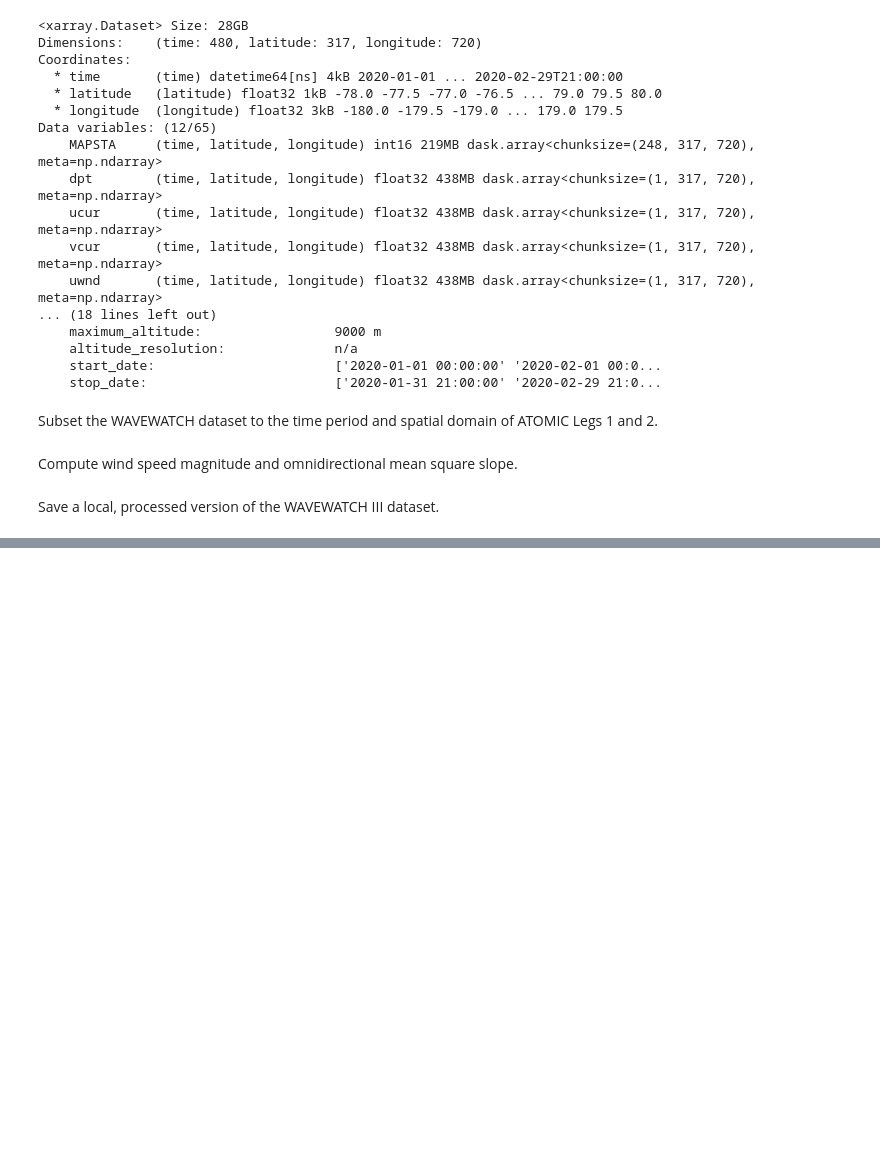
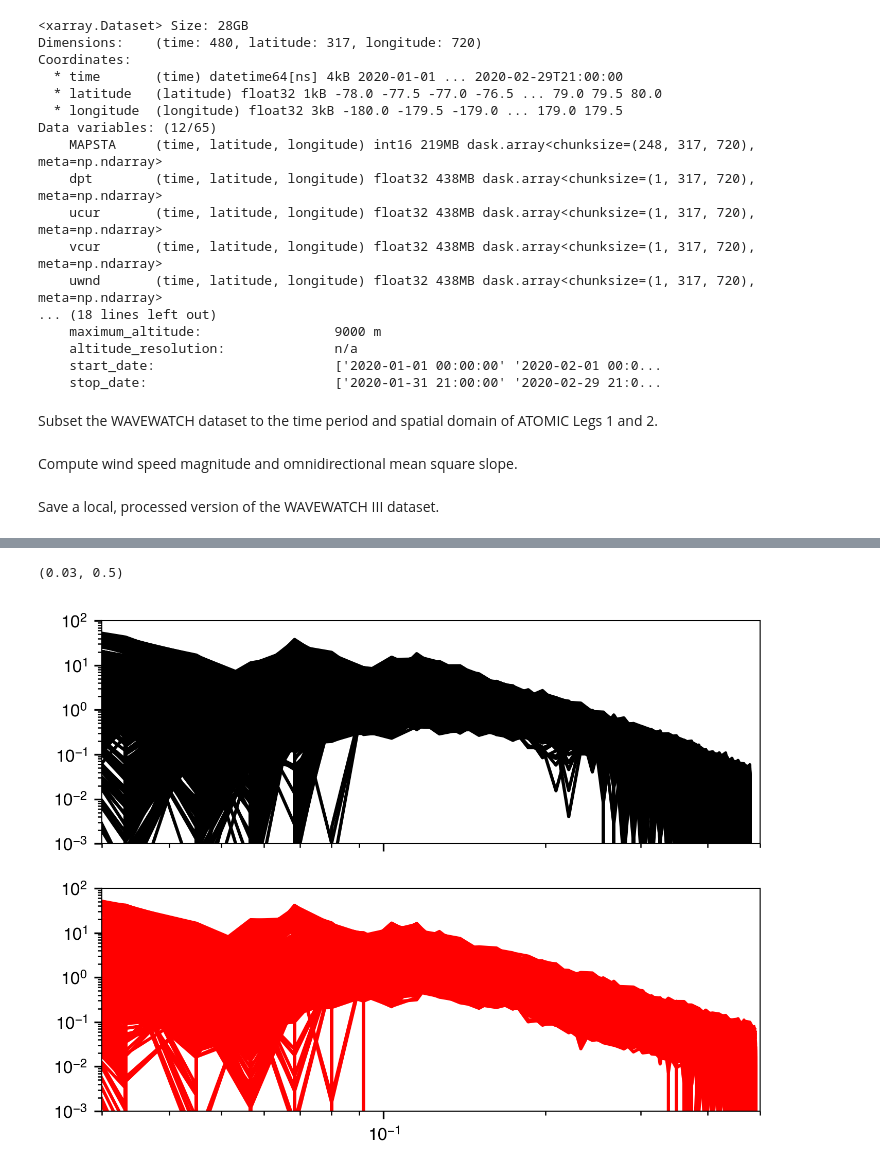
Before and after one commit to jacobrdavis/atomic-ocean-waves, a Jupyter notebook: notebooks/00-data_processing.ipynb, the cells around one changed output, grey strips where cells are left out. Cells and saved outputs as stored; diff of their text form; code cells hidden in the pictures; blank space fills up the shorter version.

```diff
--- a/notebooks/00-data_processing.ipynb
+++ b/notebooks/00-data_processing.ipynb
@@ -233,6 +237,10 @@ sd_ds = xr.merge(
 sd_ds['horizontal_wind_speed_mean'] = np.sqrt(sd_ds['UWND_MEAN']**2 + sd_ds['VWND_MEAN']**2)
 sd_ds['wind_direction'] = wind_direction(sd_ds['UWND_MEAN'], sd_ds['VWND_MEAN'])
 
+# Remove negative spectral values, which can cause spurious results.
+sd_original_energy_density = sd_ds['EI'].copy()
+sd_ds['EI'] = sd_ds['EI'].where(sd_ds['EI'] >= 0, other=0)
+
 # Compute energy-weighted wave period. Note apply_ufunc automatically
 # moves core dimensions to the last axes.
 sd_ds['energy_period'] = xr.apply_ufunc(
@@ -246,10 +254,22 @@ sd_ds['energy_period'] = xr.apply_ufunc(
         max_frequency=0.5
     )
 )
+sd_energy_period_from_raw = xr.apply_ufunc(
+    waves.energy_period,
+    sd_original_energy_density,
+    sd_ds['FRE'],
+    input_core_dims=[['FRE'], ['FRE']],
+    output_core_dims=[[]],
+    kwargs=dict(
+        min_frequency=0.05,
+        max_frequency=0.5
+    )
+)
 
 # TODO: Show raw data first, and then clean?
 # Remove erroneous values where energy periods are too short.
-sd_ds['energy_period'] = sd_ds['energy_period'].where(sd_ds['energy_period'] > 3)
+# energy_period_original = sd_ds['energy_period'].copy()
+# sd_ds['energy_period'] = sd_ds['energy_period'].where(sd_ds['energy_period'] > 3)
 
 sd_ds
 # %% [output]
@@ -466,0 +541,29 @@ ww3_ds.to_netcdf('../data_processed/ww3.nc')
+# %%
+sd_good_ds = sd_ds.where(energy_period_original >= 3)
+sd_bad_ds = sd_ds.where(energy_period_original < 3)
+
+# sd_bad_ds = sd_ds
+fig, axes = plt.subplots(2, 1, sharex=True, sharey=True)
+_ = plotting.scalar_spectrum(
+    frequency=sd_bad_ds['FRE'].broadcast_like(sd_bad_ds['EI']).to_numpy(),
+    spectral_density=sd_bad_ds['EI'].transpose('TIME', 'FRE').to_numpy(),
+    # statistic='median',
+    color='k',
+    # alpha=0.05,
+    ax=axes[0],
+)
+_ = plotting.scalar_spectrum(
+    frequency=sd_good_ds['FRE'].broadcast_like(sd_good_ds['EI']).to_numpy(),
+    spectral_density=sd_good_ds['EI'].transpose('TIME', 'FRE').to_numpy(),
+    color='r',
+    # statistic='median',
+    # alpha=0.05,
+    ax=axes[1],
+)
+axes[0].set_yscale('log')
+axes[0].set_xscale('log')
+axes[0].set_ylim(10**(-3), 10**(2))
+axes[0].set_xlim(0.03, 0.5)
+# %% [output]
+(0.03, 0.5)
+[figure, added]
```
Also changed, not shown: parts of 10 cells of this notebook, 5 other files.
